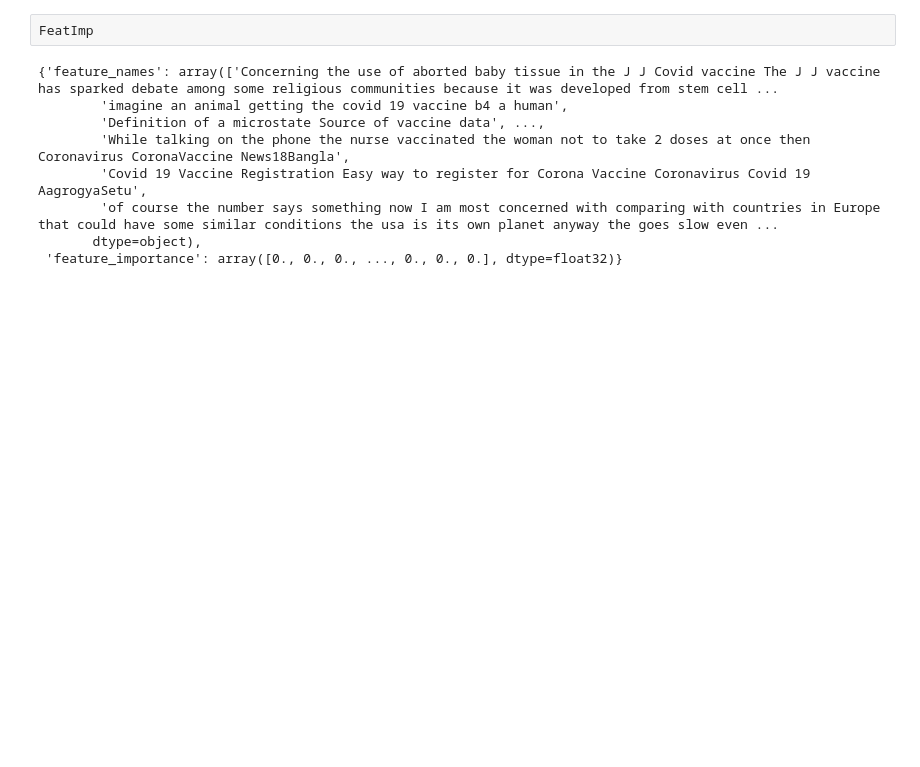
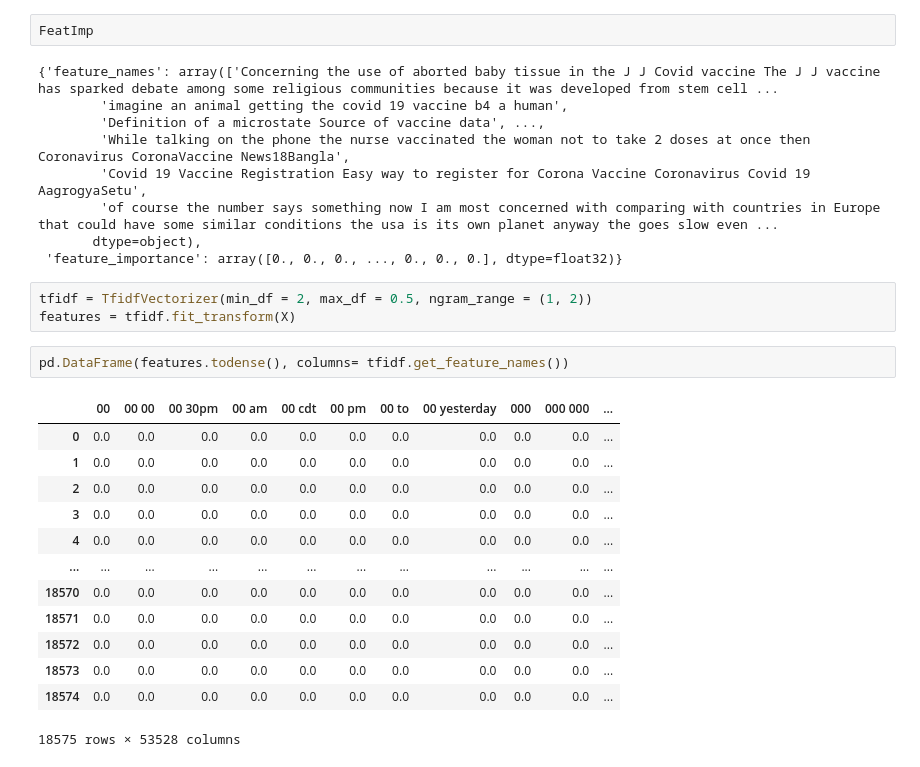
Before and after one commit to cassnutt/worldwide_covid19_vaccines, a Jupyter notebook: Twitter Workbook.ipynb, the cells around one changed output. Drawn from its saved outputs; the diff is of its cells as text; blank space fills up the shorter version.

```diff
--- a/Twitter Workbook.ipynb
+++ b/Twitter Workbook.ipynb
@@ -1184,3 +1192,22 @@ FeatImp
         'of course the number says something now I am most concerned with comparing with countries in Europe that could have some similar conditions the usa is its own planet anyway the goes slow even ...
        dtype=object),
  'feature_importance': array([0., 0., 0., ..., 0., 0., 0.], dtype=float32)}
+# %%
+tfidf = TfidfVectorizer(min_df = 2, max_df = 0.5, ngram_range = (1, 2))
+features = tfidf.fit_transform(X)
+# %%
+pd.DataFrame(features.todense(), columns= tfidf.get_feature_names())
+# %% [output]
+|  | 00 | 00 00 | 00 30pm | 00 am | 00 cdt | 00 pm | 00 to | 00 yesterday | 000 | 000 000 | ... |
+| 0 | 0.0 | 0.0 | 0.0 | 0.0 | 0.0 | 0.0 | 0.0 | 0.0 | 0.0 | 0.0 | ... |
+| 1 | 0.0 | 0.0 | 0.0 | 0.0 | 0.0 | 0.0 | 0.0 | 0.0 | 0.0 | 0.0 | ... |
+| 2 | 0.0 | 0.0 | 0.0 | 0.0 | 0.0 | 0.0 | 0.0 | 0.0 | 0.0 | 0.0 | ... |
+| 3 | 0.0 | 0.0 | 0.0 | 0.0 | 0.0 | 0.0 | 0.0 | 0.0 | 0.0 | 0.0 | ... |
+| 4 | 0.0 | 0.0 | 0.0 | 0.0 | 0.0 | 0.0 | 0.0 | 0.0 | 0.0 | 0.0 | ... |
+| ... | ... | ... | ... | ... | ... | ... | ... | ... | ... | ... | ... |
+| 18570 | 0.0 | 0.0 | 0.0 | 0.0 | 0.0 | 0.0 | 0.0 | 0.0 | 0.0 | 0.0 | ... |
+| 18571 | 0.0 | 0.0 | 0.0 | 0.0 | 0.0 | 0.0 | 0.0 | 0.0 | 0.0 | 0.0 | ... |
+| 18572 | 0.0 | 0.0 | 0.0 | 0.0 | 0.0 | 0.0 | 0.0 | 0.0 | 0.0 | 0.0 | ... |
+| 18573 | 0.0 | 0.0 | 0.0 | 0.0 | 0.0 | 0.0 | 0.0 | 0.0 | 0.0 | 0.0 | ... |
+| 18574 | 0.0 | 0.0 | 0.0 | 0.0 | 0.0 | 0.0 | 0.0 | 0.0 | 0.0 | 0.0 | ... |
+18575 rows × 53528 columns
```
Also changed, not shown: parts of 2 cells of this notebook, 1 other file.
